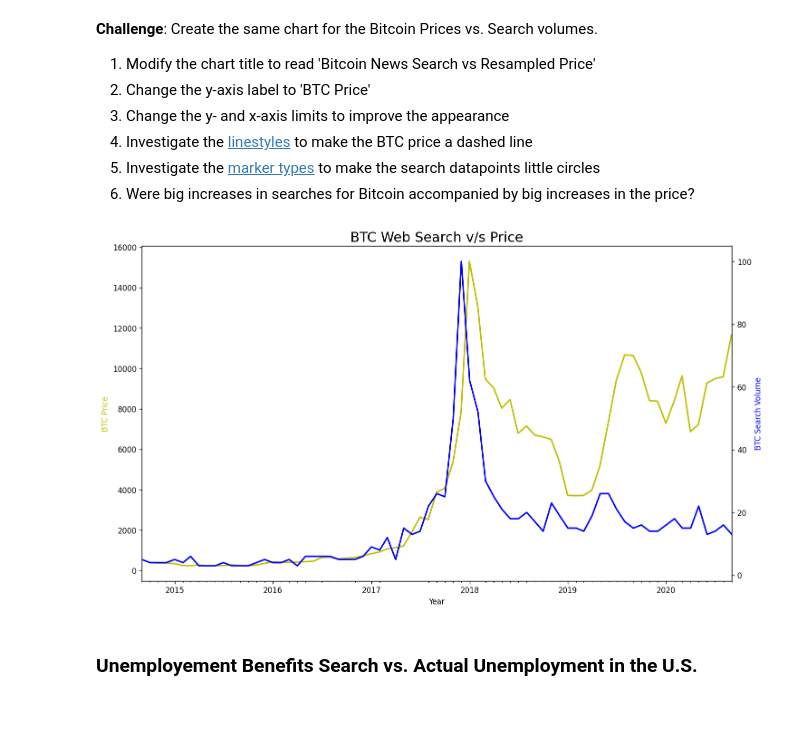
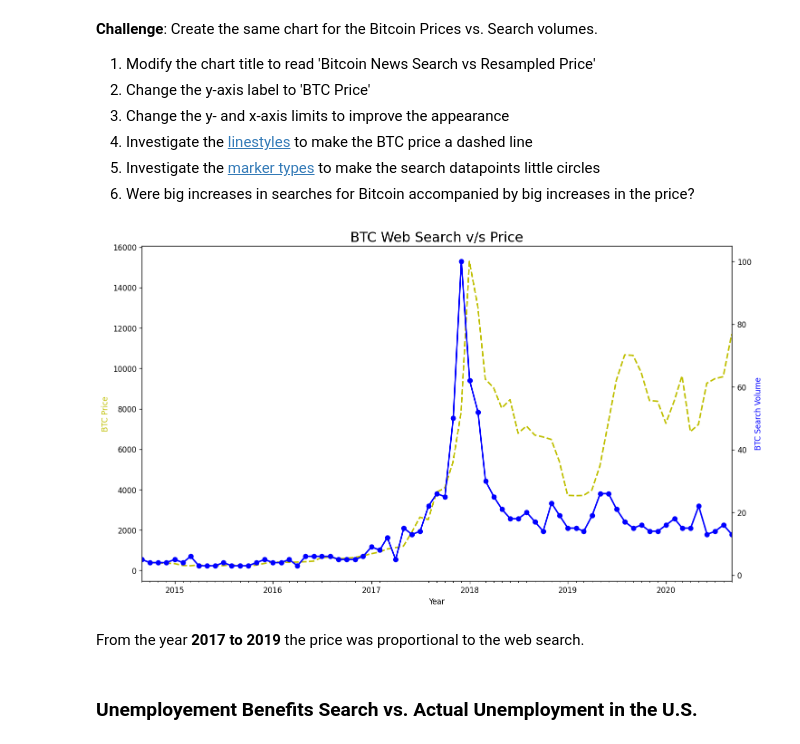
Before and after one commit to keshavpj1711/Python_100-Days, a Jupyter notebook: Advanced/75GoogleTrendsResamplingAndVisualizing/Google Trends and Data Visualisation (start).ipynb, the cells around one changed output. Saved outputs shown, nothing was run; the diff lists cells and outputs as text; code cells hidden in the pictures; blank space fills up the shorter version.

Commit message:
changed linestyle and marker for btc search v/s price

```diff
--- a/Advanced/75GoogleTrendsResamplingAndVisualizing/Google Trends and Data Visualisation (start).ipynb
+++ b/Advanced/75GoogleTrendsResamplingAndVisualizing/Google Trends and Data Visualisation (start).ipynb
@@ -299,32 +299,34 @@ plt.show() # showing plot explicitly
 # %%
 # improving visuals
 plt.figure(figsize=(14,8), dpi=120)
 plt.title('BTC Web Search v/s Price', fontsize=18)
 
 
 ax1 = plt.gca() # getting current axis
 ax2 = ax1.twinx()
 
 ax1.set_ylabel('BTC Price', color='y')
 ax2.set_ylabel('BTC Search Volume', color='b')
 ax1.set_xlabel('Year')
 
 # Setting important properties
 # ax1.set_ylim([0, 600])
 ax1.set_xlim([df_btc_search.MONTH.min(), df_btc_search.MONTH.max()])
 
 # Using the different locators created above
 # To make our graph more informative
 ax1.xaxis.set_major_locator(years)
 ax1.xaxis.set_major_formatter(years_fmt)
 ax1.xaxis.set_minor_locator(months)
 
-ax1.plot(df_btc_price_monthly.index, df_btc_price_monthly.CLOSE, color='y', linewidth=2)
-ax2.plot(df_btc_search.MONTH, df_btc_search.BTC_NEWS_SEARCH, color='b', linewidth=2)
+ax1.plot(df_btc_price_monthly.index, df_btc_price_monthly.CLOSE, color='y', linewidth=2, linestyle='--')
+ax2.plot(df_btc_search.MONTH, df_btc_search.BTC_NEWS_SEARCH, color='b', linewidth=2, marker='o')
 
 plt.show() # showing plot explicitly
 # %% [output]
-[figure, old version]
+[figure, new version]
+# %% [markdown]
+From the year **2017 to 2019** the price was proportional to the web search.
 # %% [markdown]
 ### Unemployement Benefits Search vs. Actual Unemployment in the U.S.
 # %% [markdown]
```
